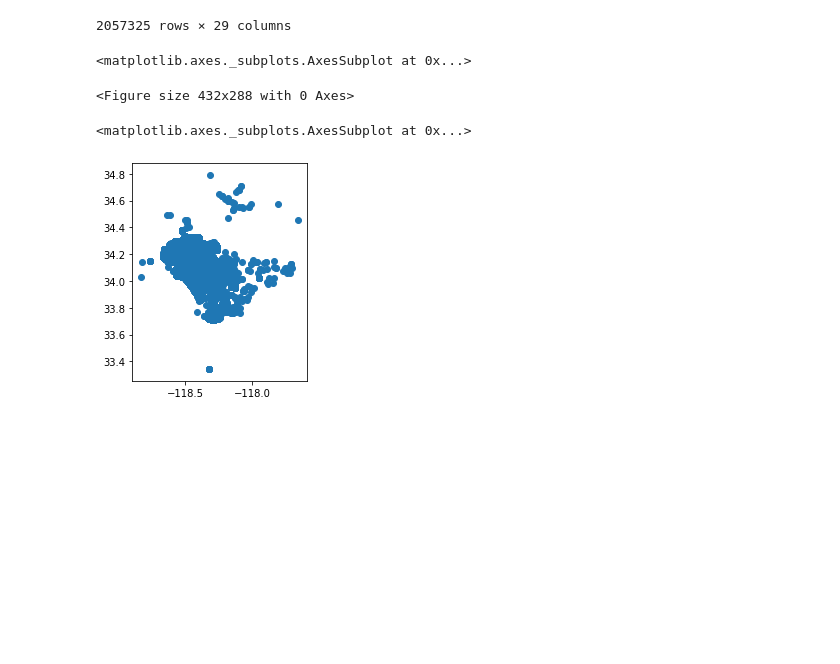
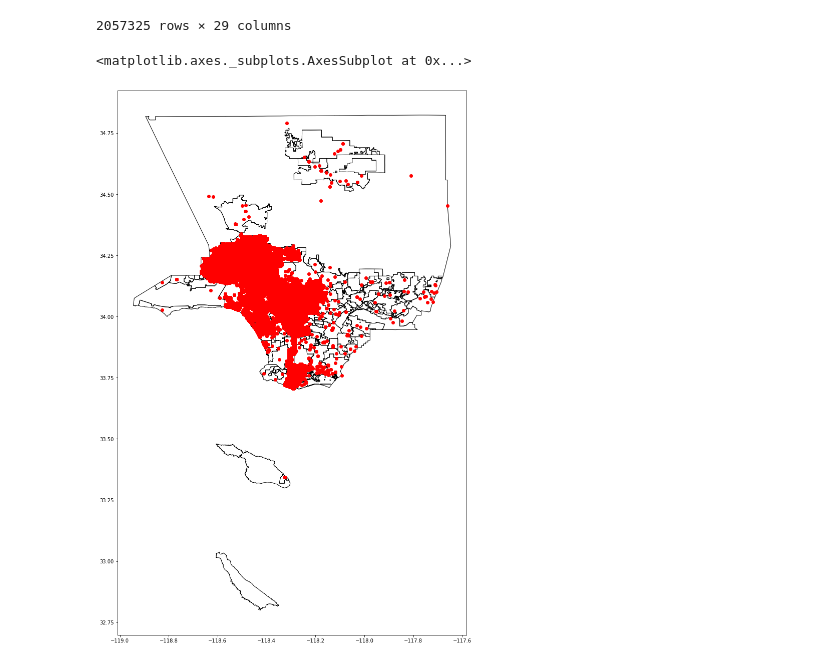
Before and after one commit to aram392/DataJam, a Jupyter notebook: DataJam.ipynb, the cells around one changed output. Drawn from its saved outputs; the diff is of its cells as text; code cells hidden in the pictures; blank space fills up the shorter version.

```diff
--- a/DataJam.ipynb
+++ b/DataJam.ipynb
@@ -46,13 +45,11 @@ crime['Coordinates'] = crime['Coordinates'].apply(Point)
 # %%
 crs = {'init': 'epsg:4326'}
 gdf = geopandas.GeoDataFrame(crime,crs=crs, geometry='Coordinates')
-# %%
-gdf.plot(ax=ax, color="red")
-# %% [output]
-<matplotlib.axes._subplots.AxesSubplot at 0x...>
-<Figure size 432x288 with 0 Axes>
-# %%
-gdf.plot()
-# %% [output]
-<matplotlib.axes._subplots.AxesSubplot at 0x...>
-[figure, removed]
+# %%
+fig,ax=plt.subplots(figsize=(15,20))
+ax.set_aspect('equal')
+lacounties.plot(ax=ax, edgecolor='k', facecolor='none', figsize=(15,20))
+gdf.plot(ax=ax, color="red", figsize=(15,20))
+# %% [output]
+<matplotlib.axes._subplots.AxesSubplot at 0x...>
+[figure, added]
```
Also changed, not shown: parts of 3 cells of this notebook.
